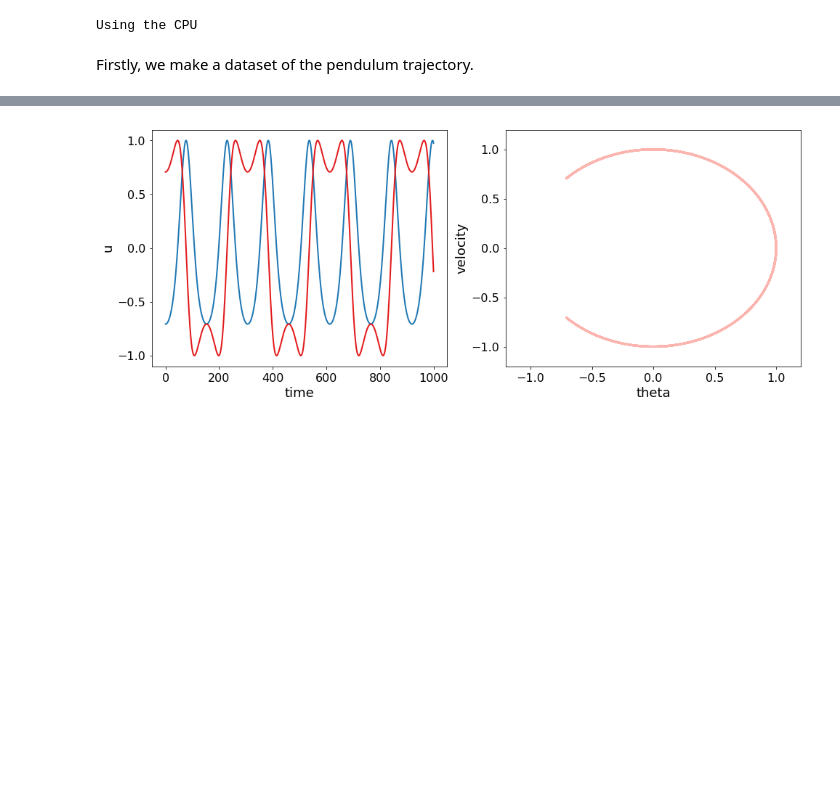
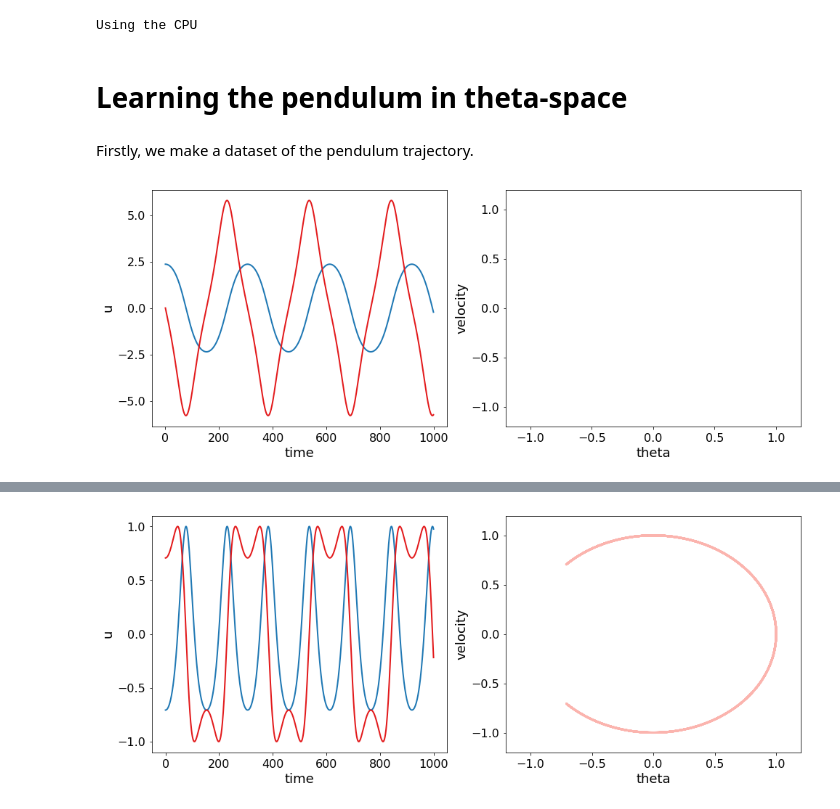
Before and after one commit to afqueiruga/on_learned_dynamics, a Jupyter notebook: NonlinearPendulum.ipynb, the cells around one changed output, grey strips where cells are left out. Drawn from its saved outputs; the diff is of its cells as text; code cells hidden in the pictures; blank space fills up the shorter version.

Commit message:
refactoring and making the theta-based problem

```diff
--- a/NonlinearPendulum.ipynb
+++ b/NonlinearPendulum.ipynb
@@ -25,2 +48,13 @@ Using the CPU
+# %% [markdown]
+# Learning the pendulum in theta-space
 # %% [markdown]
 Firstly, we make a dataset of the pendulum trajectory.
+# %%
+t_max = 10
+N_time_step = 1000
+dt = t_max/N_time_step
+anal_ts = np.linspace(0,t_max,N_time_step)
+data = solution_pendulum_theta(anal_ts, 1.5*np.pi/2)
+plotting.trajectory_plots([data])
+# %% [output]
+[figure, added]
```
Also changed, not shown: parts of 30 cells of this notebook, 2 other files.
